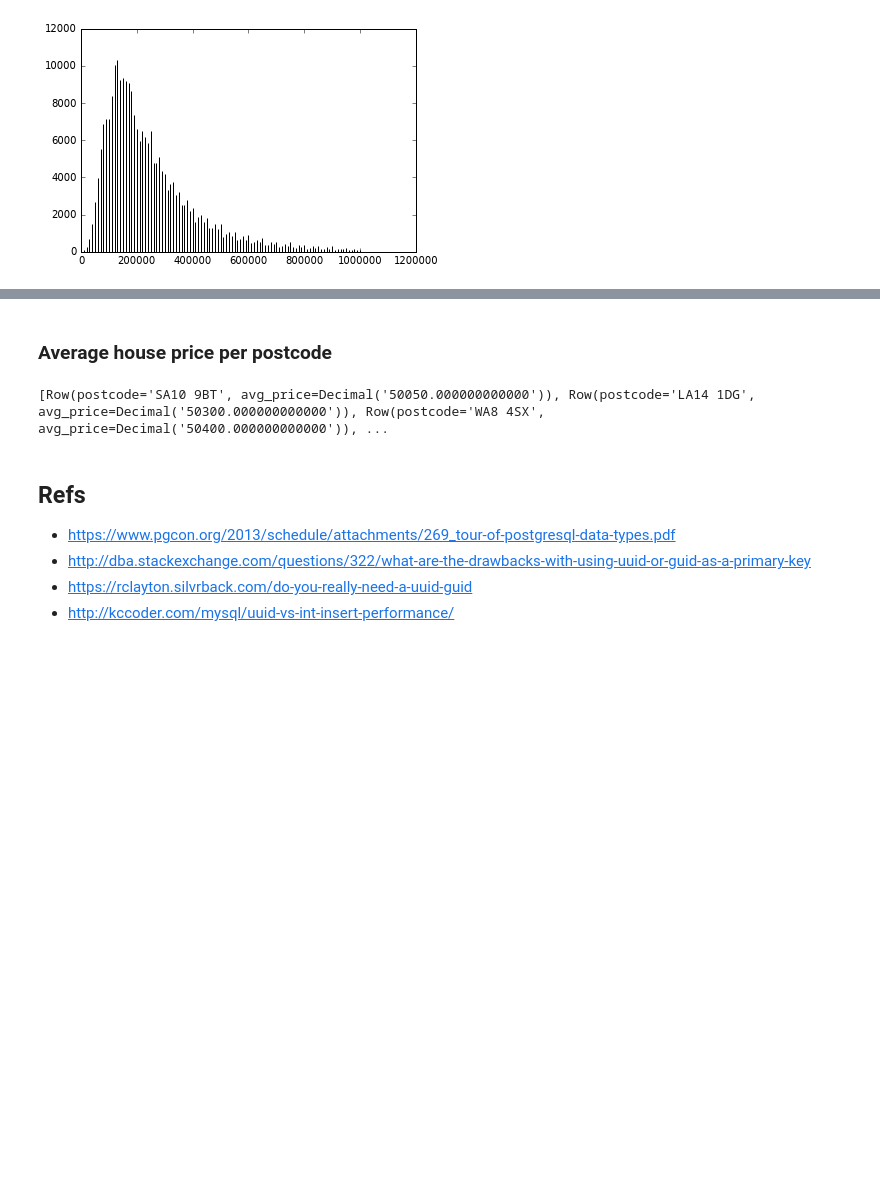
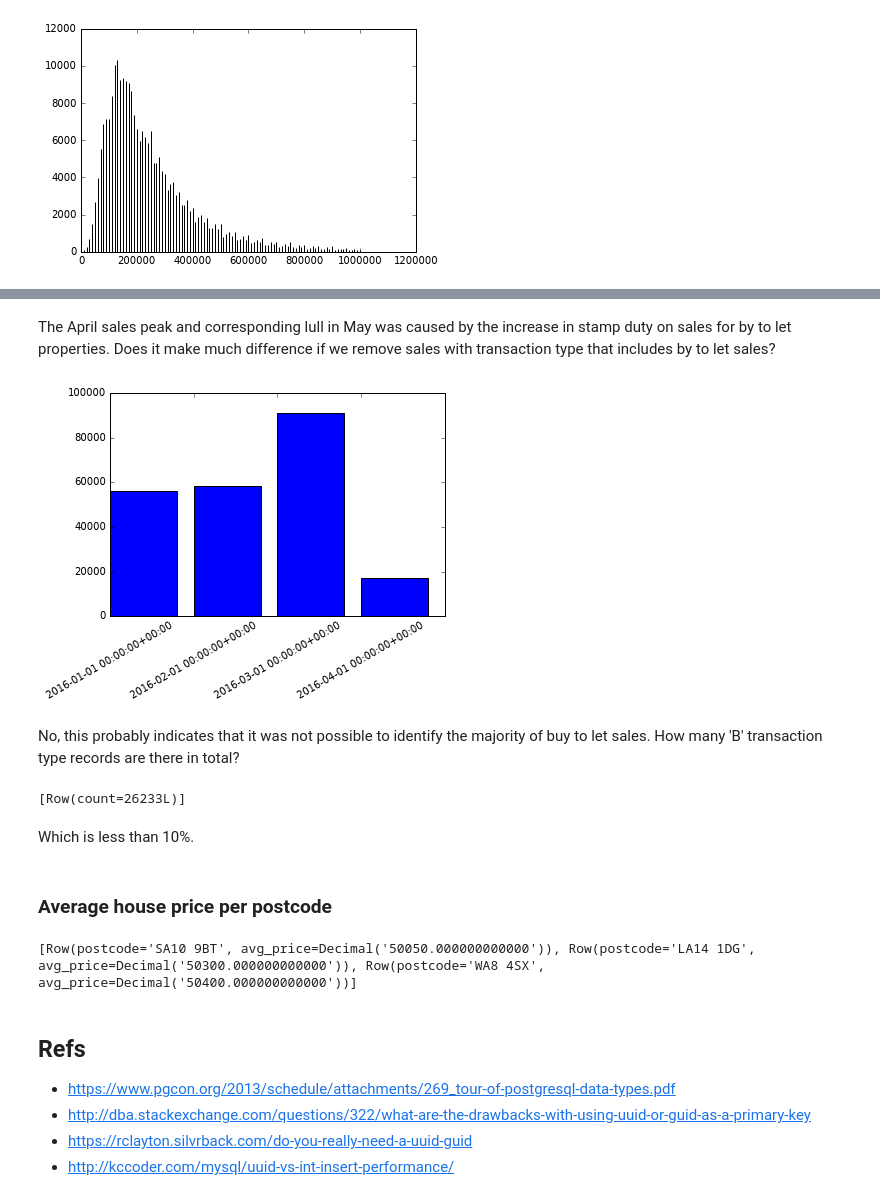
Before and after one commit to JamesSmaldon/dev-notes, a Jupyter notebook: notebooks/SQL Case Study - House Price Data.ipynb, the cells around one changed output, grey strips where cells are left out. Cells and saved outputs as stored; diff of their text form; code cells hidden in the pictures; blank space fills up the shorter version.

```diff
--- a/notebooks/SQL Case Study - House Price Data.ipynb
+++ b/notebooks/SQL Case Study - House Price Data.ipynb
@@ -271,2 +322,10 @@ plot_histo(results)
+# %%
+def plot_sales_over_time(data):
+    months = [str(r[0].replace(tzinfo=pytz.UTC)) for r in data]
+    counts = [r[1] for r in data]
+    ax = plot.subplot(111)
+    ax.bar(range(0, len(months)), counts)
+    plot.xticks(xrange(0, len(months)), months, rotation=30)
+    plot.show()
 # %%
 import pytz
@@ -291,4 +342,28 @@ plot.show()
 [figure]
+# %% [markdown]
+The April sales peak and corresponding lull in May was caused by the increase in stamp duty on sales for by to let properties. Does it make much difference if we remove sales with transaction type that includes by to let sales?
+# %%
+# The best way to do this seems to be to cast the month portion of the date to a string and then group by it.
+results = query("SELECT date_trunc('month', transfer_date) AS month, COUNT(*) "
+                "FROM house_prices, transaction_type "
+                "WHERE house_prices.transaction_type_id = transaction_type.id AND "
+                      "transaction_type.code != 'B' "
+                "GROUP BY month "
+                "ORDER BY month;")
+
+plot_sales_over_time(results)
+# %% [output]
+[figure, added]
+# %% [markdown]
+No, this probably indicates that it was not possible to identify the majority of buy to let sales. How many 'B' transaction type records are there in total?
+# %%
+query("SELECT COUNT(*) FROM house_prices, transaction_type "
+      "WHERE house_prices.transaction_type_id = transaction_type.id AND "
+      "transaction_type.code = 'B';")
+# %% [output]
+[Row(count=26233L)]
+# %% [markdown]
+Which is less than 10%.
 # %% [markdown]
 ### Average house price per postcode
 # %%
@@ -298,10 +373,10 @@ results = query("SELECT postcode, AVG(price) AS avg_price "
                 "WHERE price > 50000"
                 "GROUP BY postcode "
                 "ORDER BY avg_price "
-                "LIMIT 10;")
+                "LIMIT 3;")
 print(results)
 # %% [output]
-[Row(postcode='SA10 9BT', avg_price=Decimal('50050.000000000000')), Row(postcode='LA14 1DG', avg_price=Decimal('50300.000000000000')), Row(postcode='WA8 4SX', avg_price=Decimal('50400.000000000000')), ...
+[Row(postcode='SA10 9BT', avg_price=Decimal('50050.000000000000')), Row(postcode='LA14 1DG', avg_price=Decimal('50300.000000000000')), Row(postcode='WA8 4SX', avg_price=Decimal('50400.000000000000'))]
 # %% [markdown]
 ## Refs
 * https://www.pgcon.org/2013/schedule/attachments/269_tour-of-postgresql-data-types.pdf
```
Also changed, not shown: parts of 10 cells of this notebook, 1 other file.
